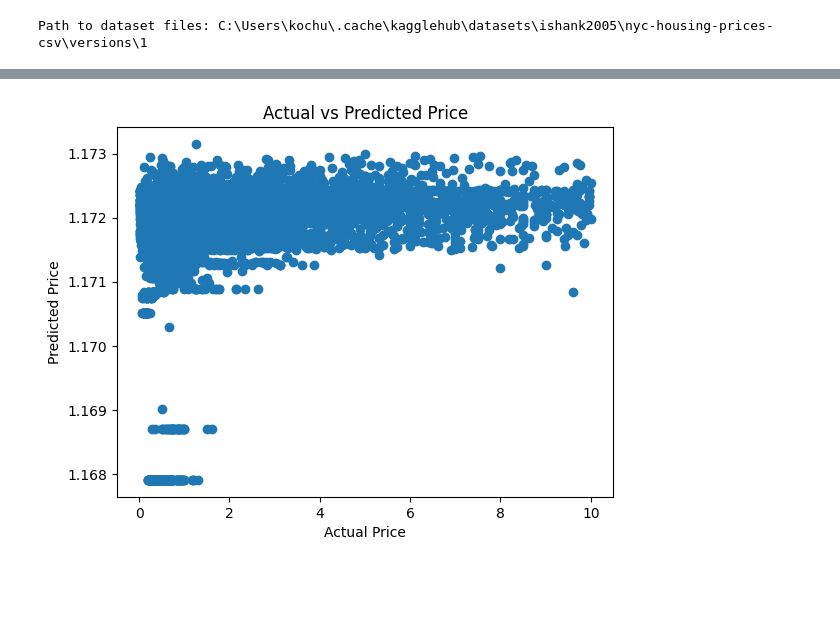
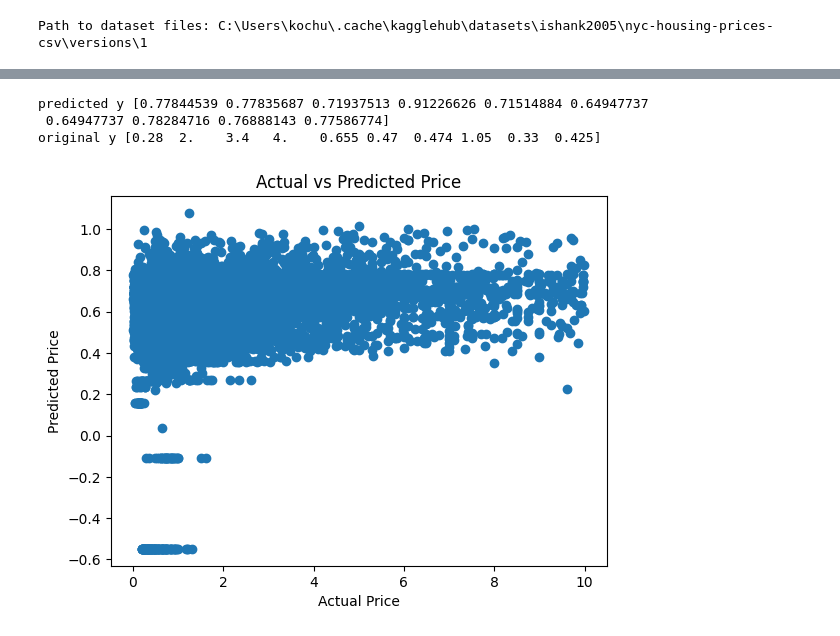
Before and after one commit to veen-does-code/LREG-NYC, a Jupyter notebook: LREG-NYC.ipynb, the cells around one changed output, grey strips where cells are left out. Cells and saved outputs as stored; diff of their text form; code cells hidden in the pictures; blank space fills up the shorter version.

```diff
--- a/LREG-NYC.ipynb
+++ b/LREG-NYC.ipynb
@@ -12,6 +12,14 @@ print("Path to dataset files:", path)
 Path to dataset files: C:\Users\kochu\.cache\kagglehub\datasets\ishank2005\nyc-housing-prices-csv\versions\1
 # %%
 tset=pd.read_csv("nyc_housing_base.csv")
+
+tset.info()
+print("Null values in each column:\t")
+tset.isnull().sum()
+print("Total null values:\t")
+tset.isnull().sum().sum()
+tset=tset.drop_duplicates()
+tset.describe()
 
 tset=tset[tset["sale_price"]>0]
 tset=tset.dropna()
@@ -79,7 +105,7 @@ def grad_descent(x,y,alpha,iteration):
     plt.show()
     return w,b
 # %%
-alpha=1e-6
+alpha=8e-4
 iteration=1000
 
 final_w,final_b=grad_descent(x,y,alpha,iteration)
@@ -91,11 +118,15 @@ w= [-9.64540738e-05 -5.66057303e-05 -1.12076216e-04 -1.70208936e-04] b= 0.001170
 # %%
-# y_pred = np.dot(x, final_w) + final_b
-# y_pred = y_pred * y.std() + y.mean()
+y_pred = np.dot(x, final_w) + final_b
+print("predicted y",y_pred[:10])
+print("original y",y[:10])
 
-# plt.scatter(y, y_pred)
-# plt.xlabel("Actual Price")
-# plt.ylabel("Predicted Price")
-# plt.title("Actual vs Predicted Price")
-# plt.show()
+plt.scatter(y, y_pred)
+plt.xlabel("Actual Price")
+plt.ylabel("Predicted Price")
+plt.title("Actual vs Predicted Price")
+plt.show()
 # %% [output]
+predicted y [0.77844539 0.77835687 0.71937513 0.91226626 0.71514884 0.64947737
+ 0.64947737 0.78284716 0.76888143 0.77586774]
+original y [0.28  2.    3.4   4.    0.655 0.47  0.474 1.05  0.33  0.425]
-[figure, old version]
+[figure, new version]
```
Also changed, not shown: parts of 3 cells of this notebook.
